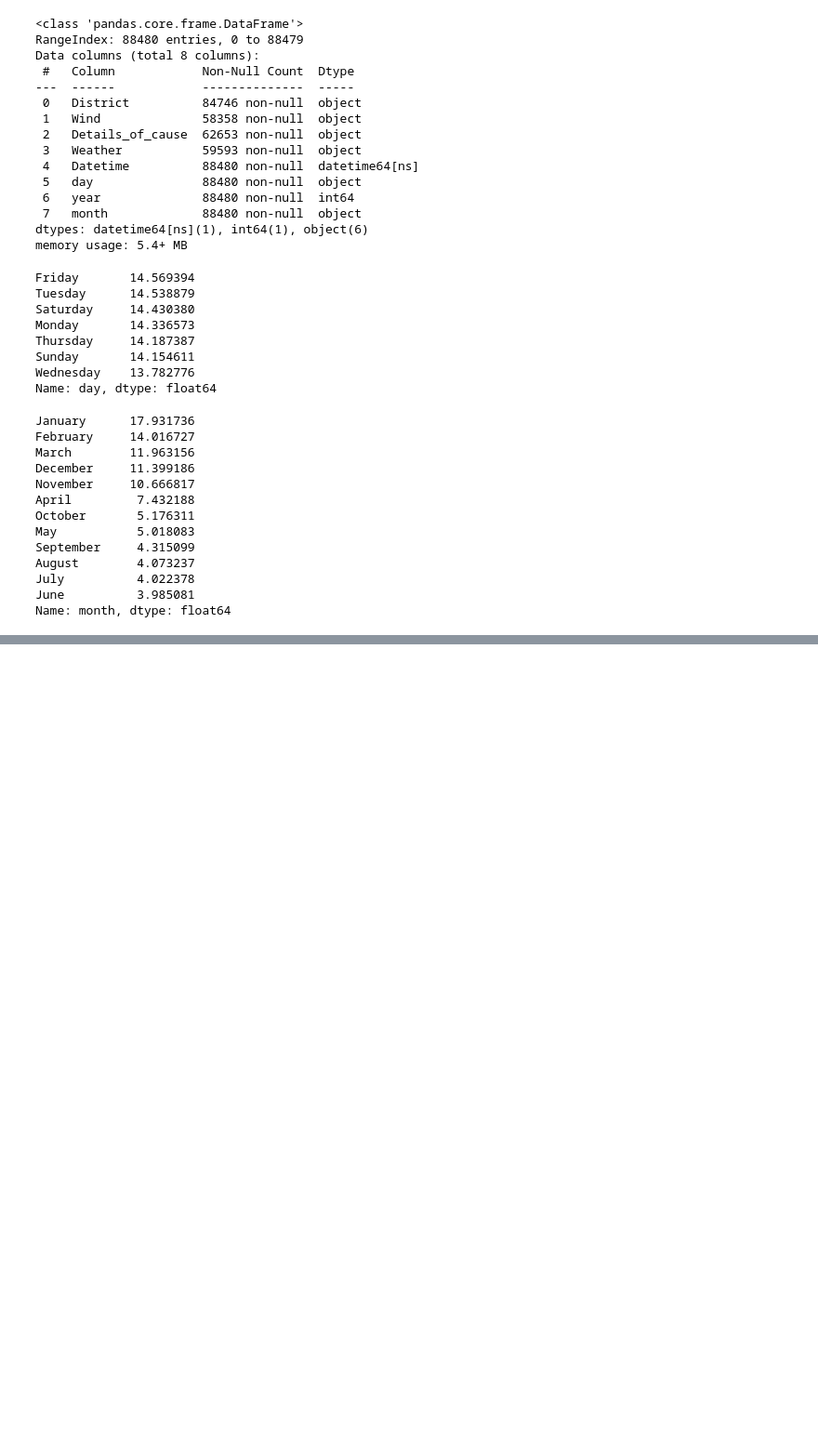
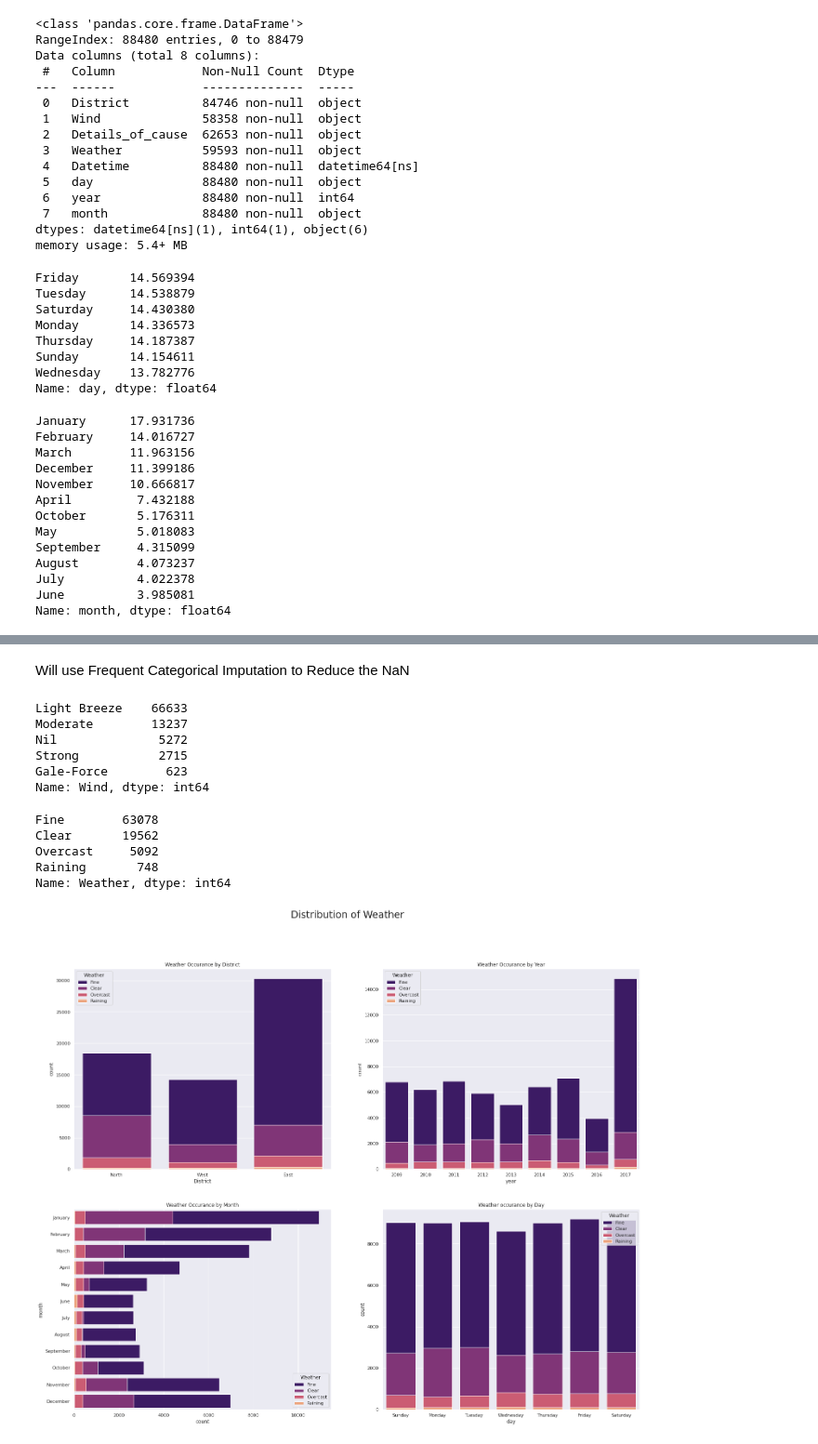
Before and after one commit to Chretien/Chretien, a Jupyter notebook: vegetation-fires-viz.ipynb, the cells around one changed output, grey strips where cells are left out. Shown at 93% size. Cells and saved outputs as stored; diff of their text form; code cells hidden in the pictures; blank space fills up the shorter version.

Commit message:
Kaggle Notebook | Vegetation Fires Viz | Version 2

```diff
--- a/vegetation-fires-viz.ipynb
+++ b/vegetation-fires-viz.ipynb
@@ -129,0 +111,4 @@ plt.show()
+# %%
+# So many different causes of the fire. Too many variations on the same event.
+df2.iloc[:,2] = df2.iloc[:,2].str.strip().str.lower()
+df2.iloc[:,:3].head(20)
@@ -129,0 +156,4 @@ plt.show()
+# %%
+df2['District'] = df2['District'].str.extract(r'(\w+)|')
+df2['District'].fillna('East', inplace=True)
+print(f"Newly parsed\n\n{df2['District'].value_counts(dropna=False)}\n\nContains {df2['District'].value_counts().sum()} records")
@@ -129,0 +182,47 @@ plt.show()
+# %% [markdown]
+Will use Frequent Categorical Imputation to Reduce the NaN
+# %%
+df2['Wind'].fillna('Light Breeze', inplace=True)
+df2['Wind'] = df2['Wind'].str.strip()
+df2['Wind'] = df2['Wind'].str.replace('FR','Gale-Force')
+df2['Wind'].value_counts(dropna=False)
+# %% [output]
+Light Breeze    66633
+Moderate        13237
+Nil              5272
+Strong           2715
+Gale-Force        623
+Name: Wind, dtype: int64
+# %%
+df2['Weather'].value_counts(dropna=False)
+df2['Weather'].fillna('Fine', inplace=True)
+df2['Weather'] = df2['Weather'].str.extract(r'(\w+)|')
+df2['Weather'] = df2['Weather'].str.replace('2020','Fine')
+df2['Weather'] = df2['Weather'].str.replace('Stormy','Fine')
+df2['Weather'].value_counts(dropna=False)
+# %% [output]
+Fine        63078
+Clear       19562
+Overcast     5092
+Raining       748
+Name: Weather, dtype: int64
+# %%
+fig, axes = plt.subplots(2,2,figsize=(25,20))
+plt.suptitle('Distribution of Weather',fontsize=24)
+sns.countplot(x='District',hue='Weather',ax=axes[0,0], data=df2, palette='magma',dodge=False)
+axes[0,0].set_title('Weather Occurance by District')
+sns.countplot(x='year',hue='Weather',ax=axes[0,1], data=df2, palette='magma', dodge=False)
+axes[0,1].set_title('Weather Occurance by Year')
+sns.countplot(y='month', ax=axes[1,0], hue='Weather',data=df2, palette='magma', dodge=False)
+axes[1,0].set_title('Weather Occurance by Month')
+sns.countplot(x='day', ax=axes[1,1], data=df2, hue='Weather',palette='magma', dodge=False, order=['Sunday',
+                                                                                   'Monday',
+                                                                                   'Tuesday',
+                                                                                   'Wednesday',
+                                                                                   'Thursday',
+                                                                                   'Friday',
+                                                                                   'Saturday'])
+axes[1,1].set_title('Weather occurance by Day')
+plt.show()
+# %% [output]
+[figure, added]
```
Also changed, not shown: parts of 10 cells of this notebook.
